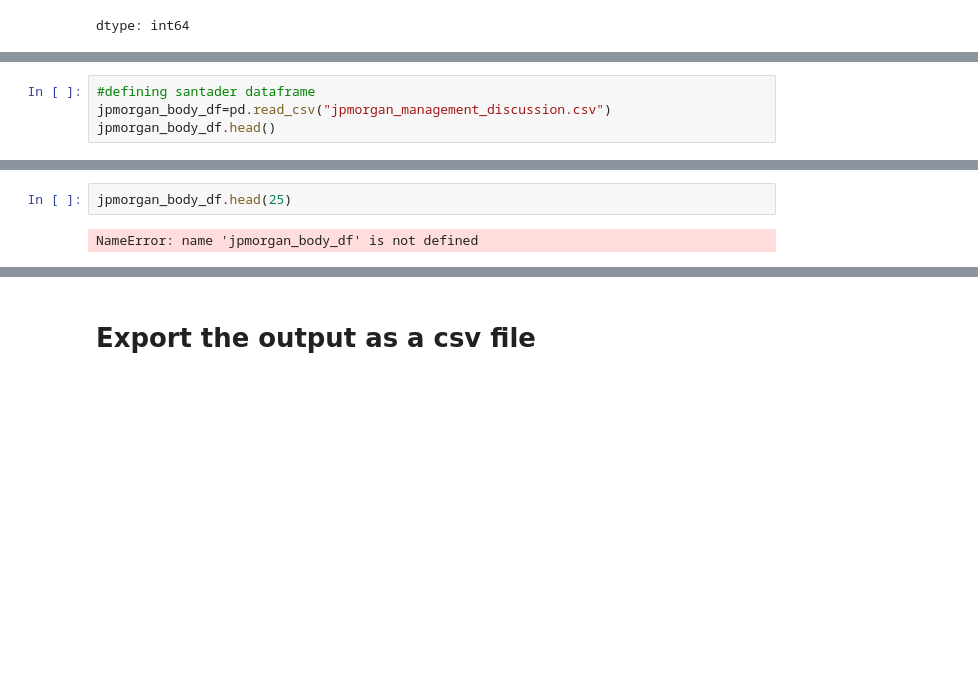
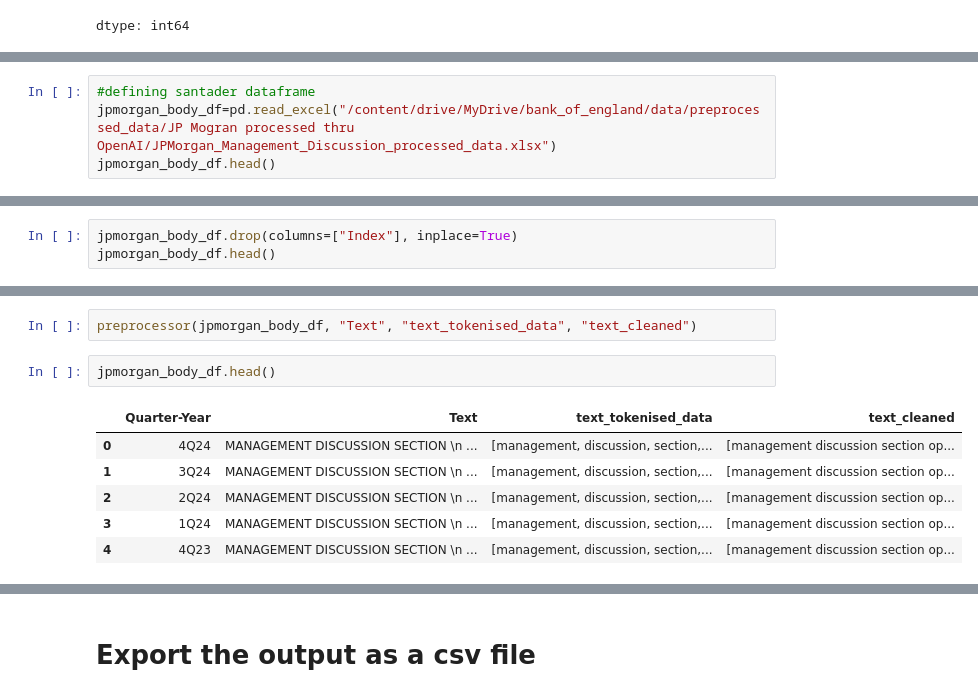
Before and after one commit to sheldonkemper/bank_of_england, a Jupyter notebook: notebooks/processed/ct_preprocessing_jpmorgan_gp4.ipynb, the cells around one changed output, grey strips where cells are left out. Drawn from its saved outputs; the diff is of its cells as text; blank space fills up the shorter version.

Commit message:
Adding Jp morgan management discussion

```diff
--- a/notebooks/processed/ct_preprocessing_jpmorgan_gp4.ipynb
+++ b/notebooks/processed/ct_preprocessing_jpmorgan_gp4.ipynb
@@ -279,4 +235,4 @@ dtype: int64
 # %%
 #defining santader dataframe
-jpmorgan_body_df=pd.read_csv("jpmorgan_management_discussion.csv")
+jpmorgan_body_df=pd.read_excel("/content/drive/MyDrive/bank_of_england/data/preprocessed_data/JP Mogran processed thru OpenAI/JPMorgan_Management_Discussion_processed_data.xlsx")
 jpmorgan_body_df.head()
@@ -282,0 +246,3 @@ jpmorgan_body_df.head()
+# %%
+jpmorgan_body_df.drop(columns=["Index"], inplace=True)
+jpmorgan_body_df.head()
@@ -283,4 +256,11 @@ jpmorgan_body_df.head()
+# %%
+preprocessor(jpmorgan_body_df, "Text", "text_tokenised_data", "text_cleaned")
 # %%
-jpmorgan_body_df.head(25)
+jpmorgan_body_df.head()
 # %% [output]
-NameError: name 'jpmorgan_body_df' is not defined
+|  | Quarter-Year | Text | text_tokenised_data | text_cleaned |
+| 0 | 4Q24 | MANAGEMENT DISCUSSION SECTION \n ... | [management, discussion, section,... | [management discussion section op... |
+| 1 | 3Q24 | MANAGEMENT DISCUSSION SECTION \n ... | [management, discussion, section,... | [management discussion section op... |
+| 2 | 2Q24 | MANAGEMENT DISCUSSION SECTION \n ... | [management, discussion, section,... | [management discussion section op... |
+| 3 | 1Q24 | MANAGEMENT DISCUSSION SECTION \n ... | [management, discussion, section,... | [management discussion section op... |
+| 4 | 4Q23 | MANAGEMENT DISCUSSION SECTION \n ... | [management, discussion, section,... | [management discussion section op... |
```
Also changed, not shown: parts of 15 cells of this notebook.
